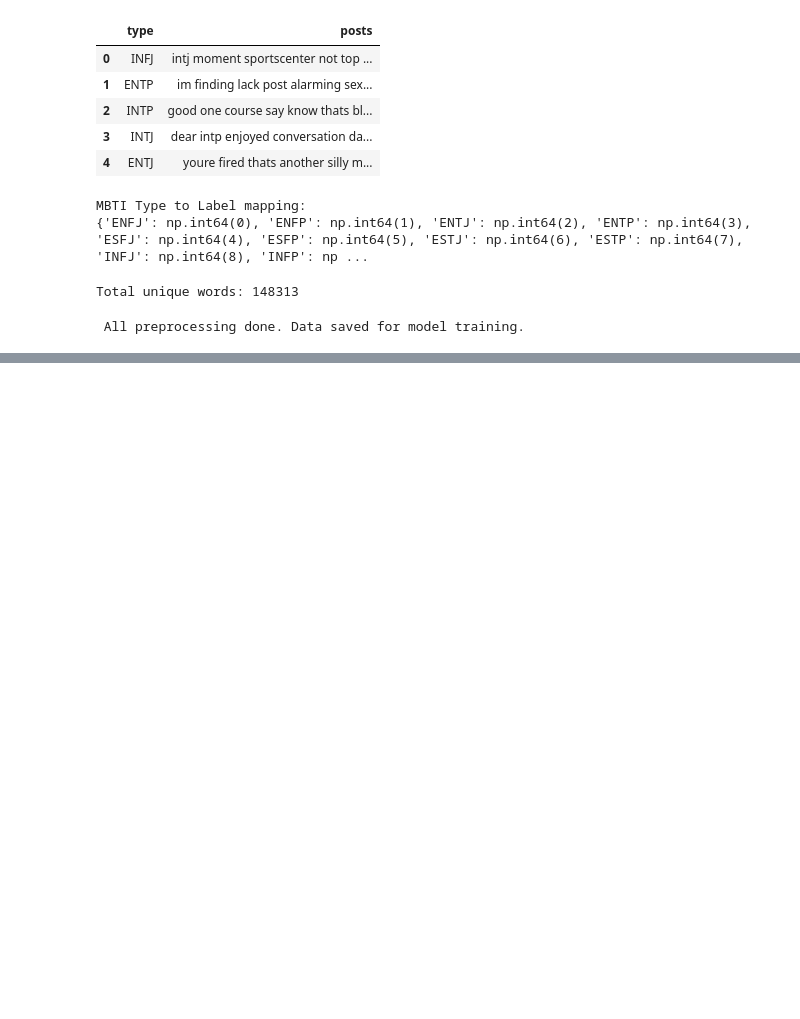
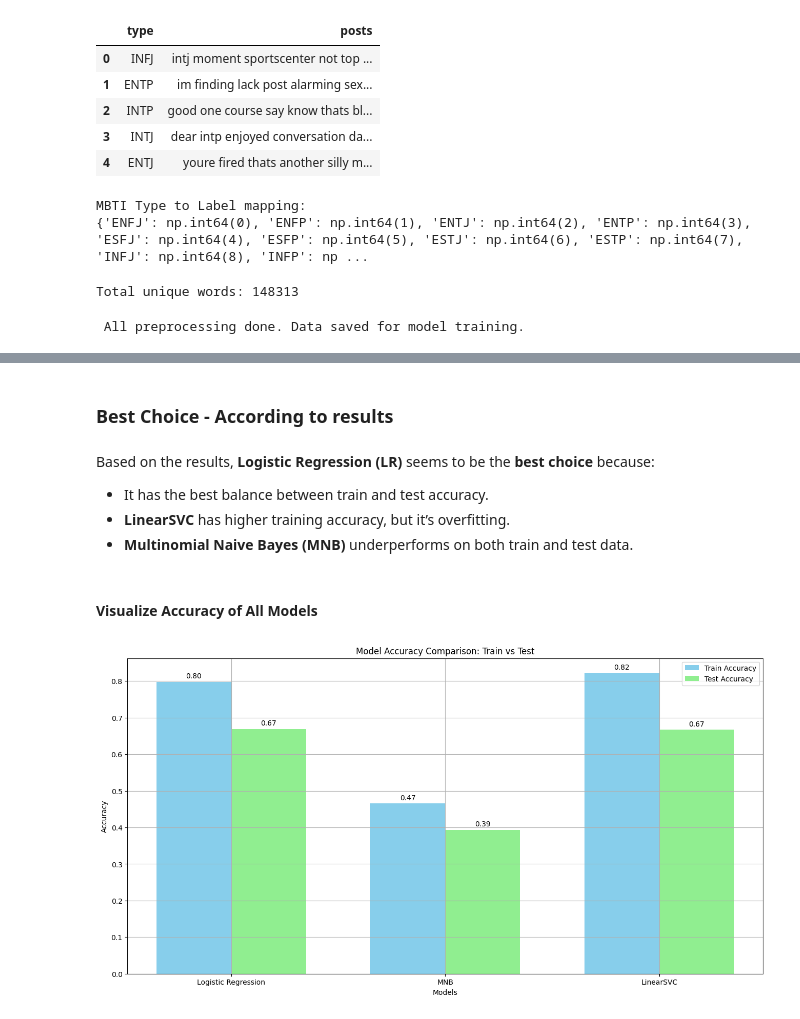
Before and after one commit to Ersatz-xD/VibeSnitch-AI, a Jupyter notebook: notebooks/data_cleaning_preprocessing.ipynb, the cells around one changed output, grey strips where cells are left out. Saved outputs shown, nothing was run; the diff lists cells and outputs as text; code cells hidden in the pictures; blank space fills up the shorter version.

```diff
--- a/notebooks/data_cleaning_preprocessing.ipynb
+++ b/notebooks/data_cleaning_preprocessing.ipynb
@@ -283,0 +394,46 @@ print(" All preprocessing done. Data saved for model training.")
+# %% [markdown]
+### Best Choice - According to results
+# %% [markdown]
+Based on the results, **Logistic Regression (LR)** seems to be the **best choice** because:
+
+* It has the best balance between train and test accuracy.
+* **LinearSVC** has higher training accuracy, but it’s overfitting.
+* **Multinomial Naive Bayes (MNB)** underperforms on both train and test data.
+# %% [markdown]
+#### Visualize Accuracy of All Models
+# %%
+# Accuracy values for all models
+models = ['Logistic Regression', 'MNB', 'LinearSVC']
+train_accuracies = [0.7979827089337176, 0.4654178674351585, 0.8211815561959654]
+test_accuracies = [0.669164265129683, 0.3930835734870317, 0.6668587896253603]
+
+x = np.arange(len(models))
+width = 0.35
+
+fig, ax = plt.subplots(figsize=(16, 8))
+bars1 = ax.bar(x - width/2, train_accuracies, width, label='Train Accuracy', color='skyblue')
+bars2 = ax.bar(x + width/2, test_accuracies, width, label='Test Accuracy', color='lightgreen')
+
+ax.set_xlabel('Models')
+ax.set_ylabel('Accuracy')
+ax.set_title('Model Accuracy Comparison: Train vs Test')
+ax.set_xticks(x)
+ax.set_xticklabels(models)
+ax.legend()
+
+def add_labels(bars):
+    for bar in bars:
+        height = bar.get_height()
+        ax.annotate(f'{height:.2f}',
+                    xy=(bar.get_x() + bar.get_width() / 2, height),
+                    xytext=(0, 3),  # 3 points vertical offset
+                    textcoords="offset points",
+                    ha='center', va='bottom')
+
+add_labels(bars1)
+add_labels(bars2)
+
+plt.grid(True)
+plt.show()
+# %% [output]
+[figure, added]
```
Also changed, not shown: parts of 19 cells of this notebook.
